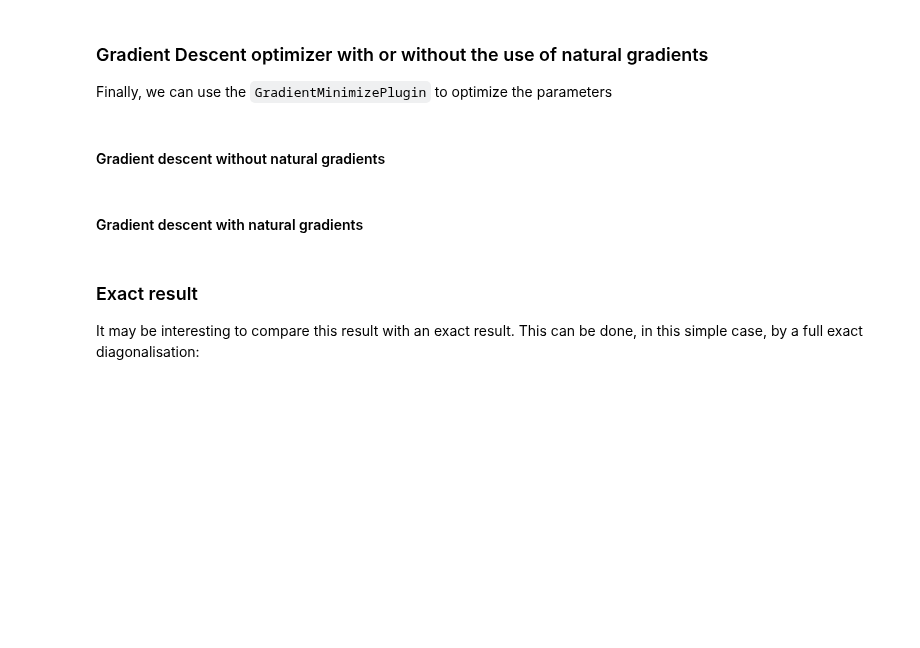
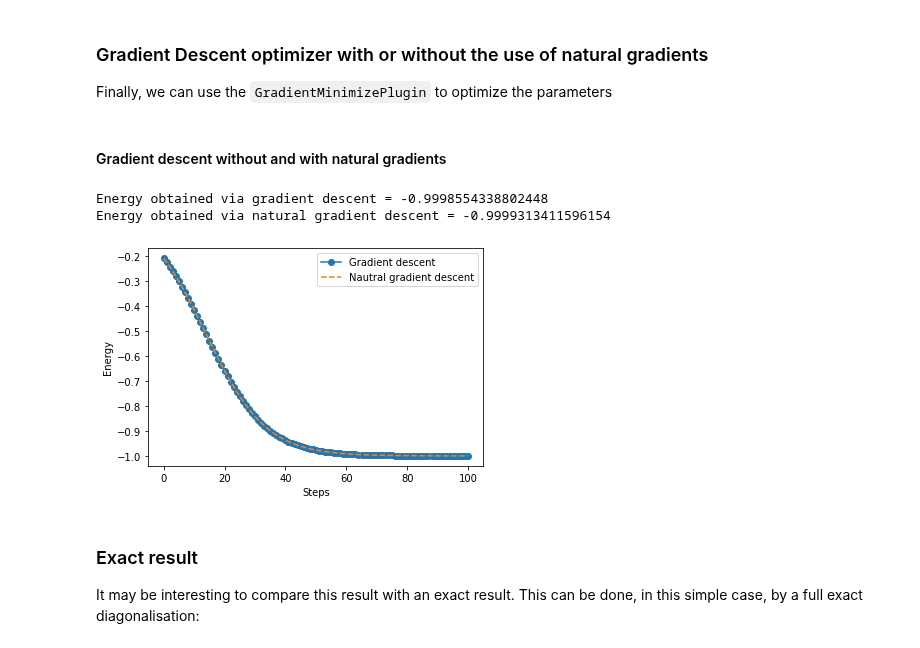
Before and after one commit to myQLM/myqlm-fermion, a Jupyter notebook: doc/notebooks/qat_fermion_vqe_hubbard.ipynb, the cells around one changed output. Cells and saved outputs as stored; diff of their text form; code cells hidden in the pictures; blank space fills up the shorter version.

```diff
--- a/doc/notebooks/qat_fermion_vqe_hubbard.ipynb
+++ b/doc/notebooks/qat_fermion_vqe_hubbard.ipynb
@@ -144,4 +166,4 @@ plt.ylabel("Energy");
 
 Finally, we can use the `GradientMinimizePlugin` to optimize the parameters
 # %% [markdown]
-#### Gradient descent without natural gradients
+#### Gradient descent without and with natural gradients
@@ -163,2 +169,0 @@ plt.ylabel("Energy")
-# %% [markdown]
-#### Gradient descent with natural gradients
@@ -180,3 +170,27 @@ plt.ylabel("Energy")
+# %%
+from qat.plugins import GradientDescentOptimizer
+
+gradient_descent = GradientDescentOptimizer(maxiter=100, lambda_step=0.1, natural_gradient=False, tol=1e-7)
+natural_gradient = GradientDescentOptimizer(maxiter=100, lambda_step=0.1, natural_gradient=True, tol=1e-7)
+
+qpu_grad = gradient_descent | linalg_qpu
+qpu_natgrad = natural_gradient | linalg_qpu
+
+result_grad = qpu_grad.submit(job)
+result_natgrad = qpu_natgrad.submit(job)
+
+plt.plot(eval(result_grad.meta_data["optimization_trace"]), "-o", label="Gradient descent")
+plt.plot(eval(result_grad.meta_data["optimization_trace"]), "--", label="Nautral gradient descent")
+plt.xlabel("Steps")
+plt.ylabel("Energy")
+plt.legend()
+
+print(f"Energy obtained via gradient descent = {result_grad.value}")
+print(f"Energy obtained via natural gradient descent = {result_natgrad.value}")
+# %% [output]
+Energy obtained via gradient descent = -0.9998554338802448
+Energy obtained via natural gradient descent = -0.9999313411596154
+[figure, added]
 # %% [markdown]
 ### Exact result
 It may be interesting to compare this result with an exact result. This can be done, in this simple case, by a full exact diagonalisation:
```
Also changed, not shown: parts of 10 cells of this notebook, 16 other files.
